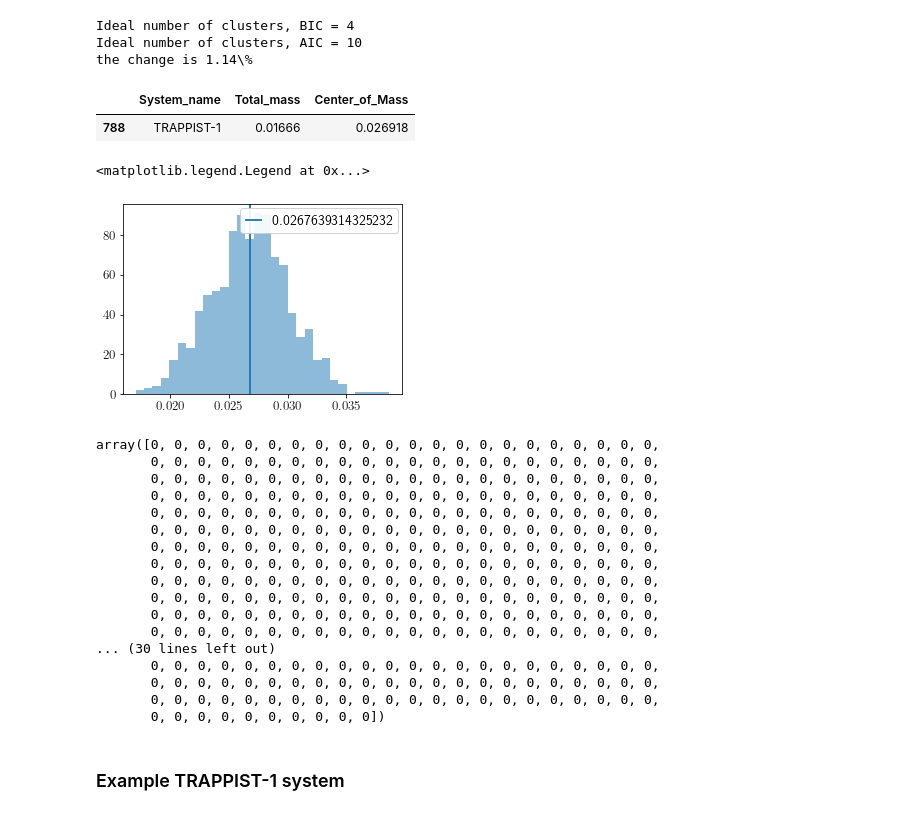
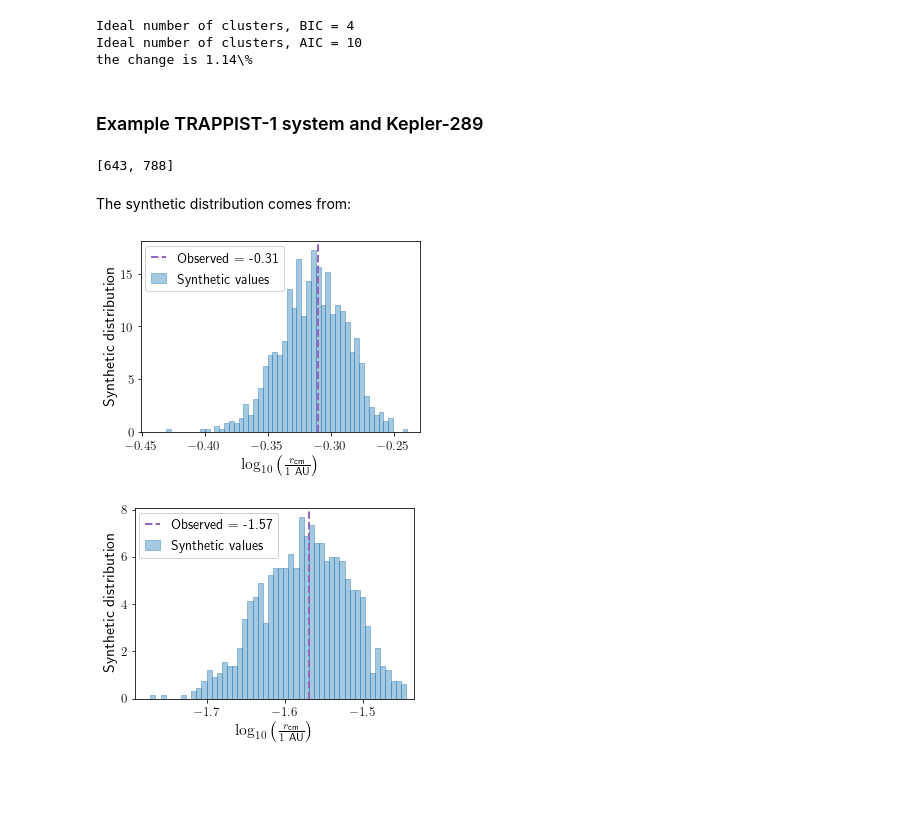
Before and after one commit to fjbautistas/Mixture_Gaussian_CM_of_Planets, a Jupyter notebook: Clasification.ipynb, the cells around one changed output. Drawn from its saved outputs; the diff is of its cells as text; code cells hidden in the pictures; blank space fills up the shorter version.

Commit message:
example plots

```diff
--- a/Clasification.ipynb
+++ b/Clasification.ipynb
@@ -895,3 +895,5 @@ fraction.fraction_ch()
 Ideal number of clusters, BIC = 4
 Ideal number of clusters, AIC = 10
 the change is 1.14\%
+# %% [markdown]
+### Example TRAPPIST-1 system and Kepler-289
@@ -898,38 +902,48 @@ the change is 1.14\%
 # %%
-name = "TRAPPIST-1"
-systm = CoM[CoM.System_name == name]
+name = ["Kepler-289", "TRAPPIST-1"]
+num = []
+
+for i in range(len(name)):
+    num.append(list(cluster.p_system.groups.keys()).index(name[i]))
+
+systm = CoM[CoM.System_name == name[0]]
 systm
 #len(fraction.Draws[788])
+num
 # %% [output]
-|  | System_name | Total_mass | Center_of_Mass |
-| 788 | TRAPPIST-1 | 0.01666 | 0.026918 |
+[643, 788]
-# %%
-num = list(cluster.p_system.groups.keys()).index(name)
-plt.hist(fraction.Draws[num], bins = 30, alpha =.5)
-plt.axvline(fraction.Draws[num].mean(), label = str(fraction.Draws[num].mean()))
-plt.legend()
-# %% [output]
-<matplotlib.legend.Legend at 0x...>
-[figure, removed]
+# %% [markdown]
+The synthetic distribution comes from:
+# %%
+def synth(fraction, num, nbins = 50):
+
+    for i in range(len(num)):
+
+        systm = fraction.CoM()[fraction.CoM().System_name == name[i]]
+
+        figure, ax = plt.subplots(1, 1)#; fig.tight_layout()
+        x = np.log10(fraction.Draws[num[i]])
+        ax.set(xlim=(x.min()-.02,x.max()+.01))
+
+        ax.axvline(np.log10(systm.Center_of_Mass.values), 0, 20,
+                   c = "C4", ls = "--", lw =2,
+                   label = r"Observed = "\
+                   +str(np.round(np.log10(systm.Center_of_Mass.values),3)[0]))
+
+        _,_, bars = ax.hist(x, bins = nbins, alpha = .4, density = True, label=r'Synthetic values')
+
+        for bar in bars:
+            bar.set_edgecolor("C0")
+
+        ax.set_xlabel(r"$\log_{10}\left(\frac{r_\text{cm}}{1\ \text{AU}}\right)$")
+        ax.set_ylabel(r"Synthetic distribution")
+
+        ax.legend()
+        plt.savefig("figures/"+name[i]+"_hist.pdf", bbox_inches='tight')
+
+synth(fraction, num)
+# %% [output]
+[figure, added]
+[figure, added]
 # %%
-cluster.gmm.predict(np.log10(fraction.Draws[num]).reshape(-1,1))
+#cluster.gmm.predict(np.log10(fraction.Draws[num]).reshape(-1,1))
-# %% [output]
-array([0, 0, 0, 0, 0, 0, 0, 0, 0, 0, 0, 0, 0, 0, 0, 0, 0, 0, 0, 0, 0, 0,
-       0, 0, 0, 0, 0, 0, 0, 0, 0, 0, 0, 0, 0, 0, 0, 0, 0, 0, 0, 0, 0, 0,
-       0, 0, 0, 0, 0, 0, 0, 0, 0, 0, 0, 0, 0, 0, 0, 0, 0, 0, 0, 0, 0, 0,
-       0, 0, 0, 0, 0, 0, 0, 0, 0, 0, 0, 0, 0, 0, 0, 0, 0, 0, 0, 0, 0, 0,
-       0, 0, 0, 0, 0, 0, 0, 0, 0, 0, 0, 0, 0, 0, 0, 0, 0, 0, 0, 0, 0, 0,
-       0, 0, 0, 0, 0, 0, 0, 0, 0, 0, 0, 0, 0, 0, 0, 0, 0, 0, 0, 0, 0, 0,
-       0, 0, 0, 0, 0, 0, 0, 0, 0, 0, 0, 0, 0, 0, 0, 0, 0, 0, 0, 0, 0, 0,
-       0, 0, 0, 0, 0, 0, 0, 0, 0, 0, 0, 0, 0, 0, 0, 0, 0, 0, 0, 0, 0, 0,
-       0, 0, 0, 0, 0, 0, 0, 0, 0, 0, 0, 0, 0, 0, 0, 0, 0, 0, 0, 0, 0, 0,
-       0, 0, 0, 0, 0, 0, 0, 0, 0, 0, 0, 0, 0, 0, 0, 0, 0, 0, 0, 0, 0, 0,
-       0, 0, 0, 0, 0, 0, 0, 0, 0, 0, 0, 0, 0, 0, 0, 0, 0, 0, 0, 0, 0, 0,
-       0, 0, 0, 0, 0, 0, 0, 0, 0, 0, 0, 0, 0, 0, 0, 0, 0, 0, 0, 0, 0, 0,
-... (30 lines left out)
-       0, 0, 0, 0, 0, 0, 0, 0, 0, 0, 0, 0, 0, 0, 0, 0, 0, 0, 0, 0, 0, 0,
-       0, 0, 0, 0, 0, 0, 0, 0, 0, 0, 0, 0, 0, 0, 0, 0, 0, 0, 0, 0, 0, 0,
-       0, 0, 0, 0, 0, 0, 0, 0, 0, 0, 0, 0, 0, 0, 0, 0, 0, 0, 0, 0, 0, 0,
-       0, 0, 0, 0, 0, 0, 0, 0, 0, 0])
-# %% [markdown]
-### Example TRAPPIST-1 system
```
Also changed, not shown: parts of 8 cells of this notebook, 12 other files.
